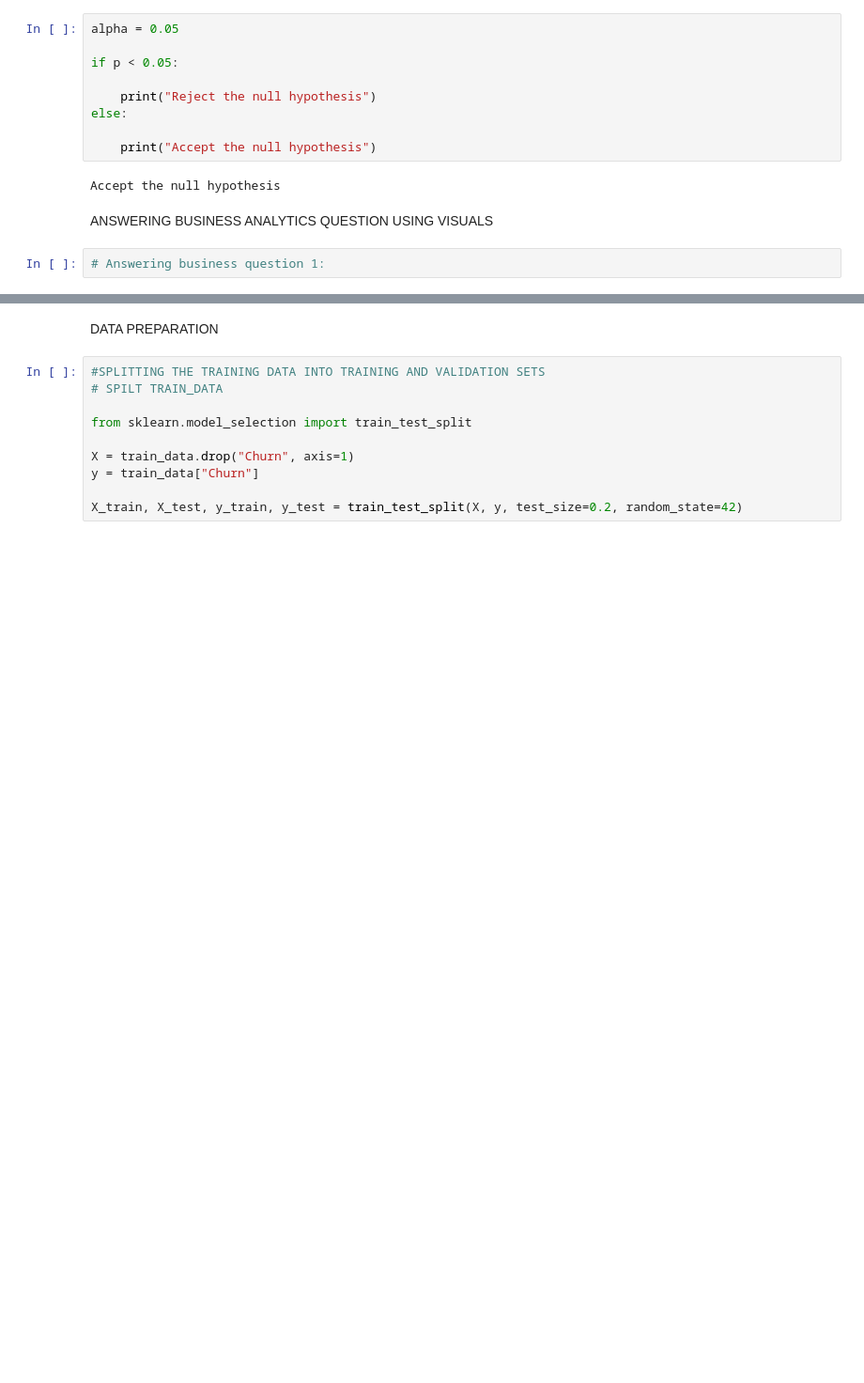
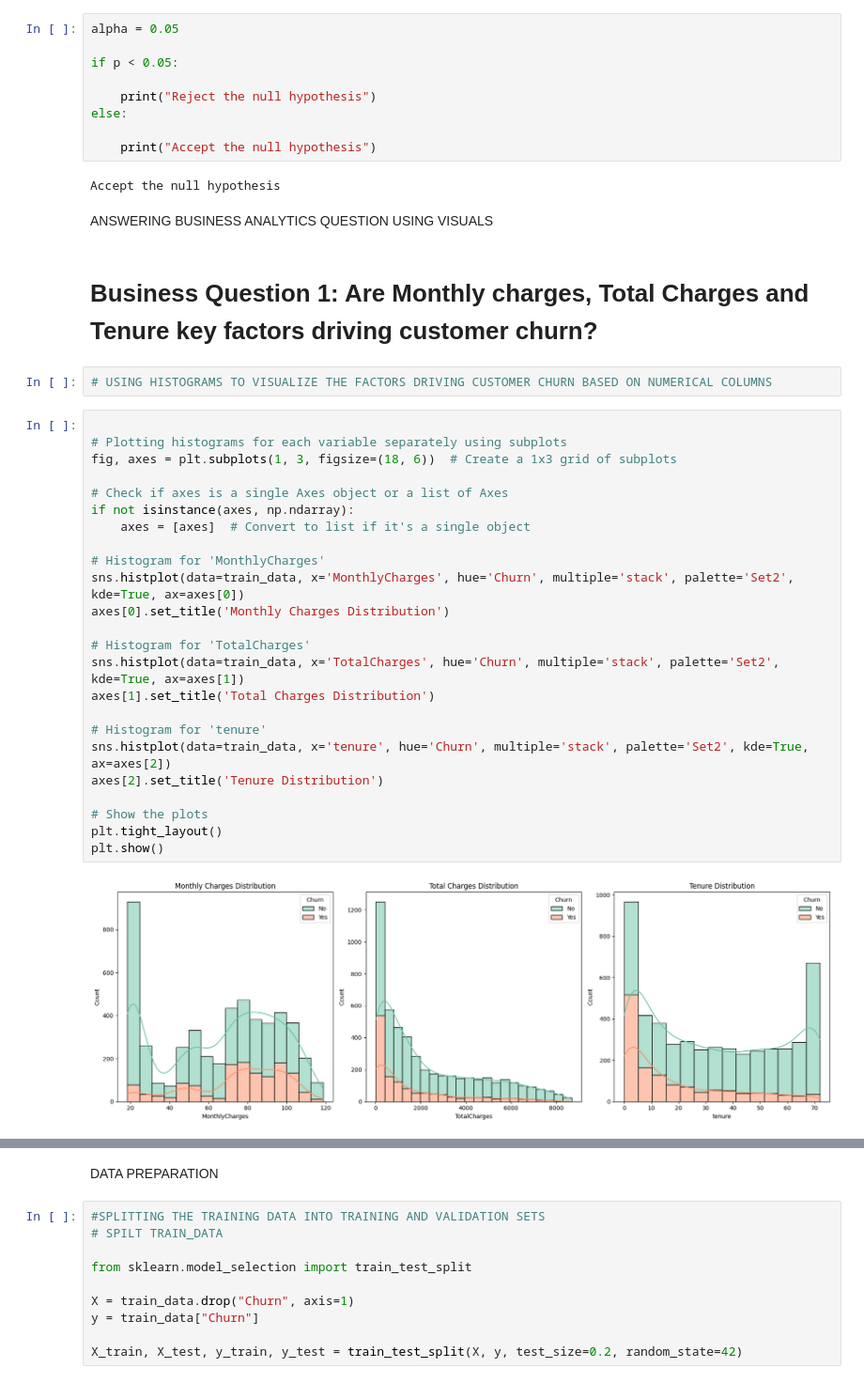
Before and after one commit to Asi9128/PHASE2_FIRST_PROJECT, a Jupyter notebook: PROJECT1_PH2.ipynb, the cells around one changed output, grey strips where cells are left out. Shown at 94% size. Drawn from its saved outputs; the diff is of its cells as text; blank space fills up the shorter version.

Commit message:
Answered Business Questions

```diff
--- a/PROJECT1_PH2.ipynb
+++ b/PROJECT1_PH2.ipynb
@@ -1171,5 +1171,33 @@ else:
 Accept the null hypothesis
 # %% [markdown]
 ANSWERING BUSINESS ANALYTICS QUESTION USING VISUALS
-# %%
-# Answering business question 1:
+# %% [markdown]
+# Business Question 1: Are Monthly charges, Total Charges and Tenure key factors driving customer churn?
+# %%
+# USING HISTOGRAMS TO VISUALIZE THE FACTORS DRIVING CUSTOMER CHURN BASED ON NUMERICAL COLUMNS
+# %%
+
+# Plotting histograms for each variable separately using subplots
+fig, axes = plt.subplots(1, 3, figsize=(18, 6))  # Create a 1x3 grid of subplots
+
+# Check if axes is a single Axes object or a list of Axes
+if not isinstance(axes, np.ndarray):
+    axes = [axes]  # Convert to list if it's a single object
+
+# Histogram for 'MonthlyCharges'
+sns.histplot(data=train_data, x='MonthlyCharges', hue='Churn', multiple='stack', palette='Set2', kde=True, ax=axes[0])
+axes[0].set_title('Monthly Charges Distribution')
+
+# Histogram for 'TotalCharges'
+sns.histplot(data=train_data, x='TotalCharges', hue='Churn', multiple='stack', palette='Set2', kde=True, ax=axes[1])
+axes[1].set_title('Total Charges Distribution')
+
+# Histogram for 'tenure'
+sns.histplot(data=train_data, x='tenure', hue='Churn', multiple='stack', palette='Set2', kde=True, ax=axes[2])
+axes[2].set_title('Tenure Distribution')
+
+# Show the plots
+plt.tight_layout()
+plt.show()
+# %% [output]
+[figure, added]
```
Also changed, not shown: parts of 11 cells of this notebook.
